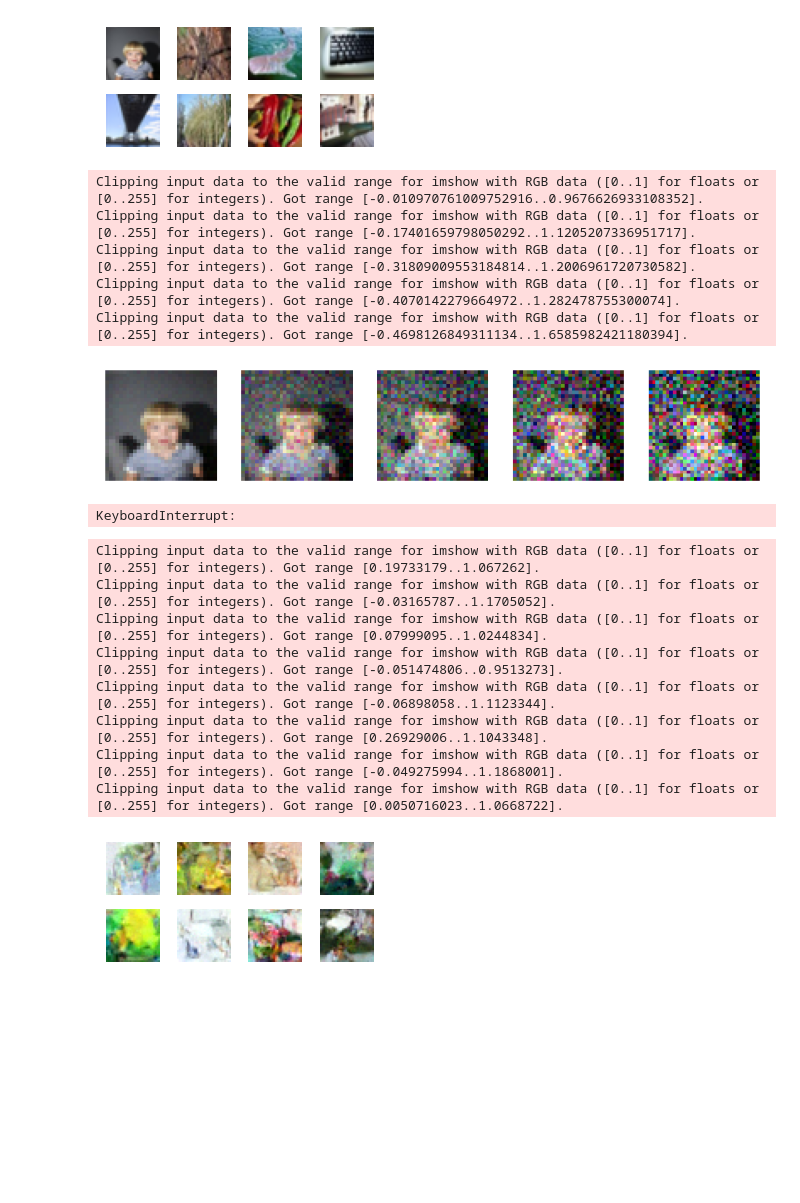
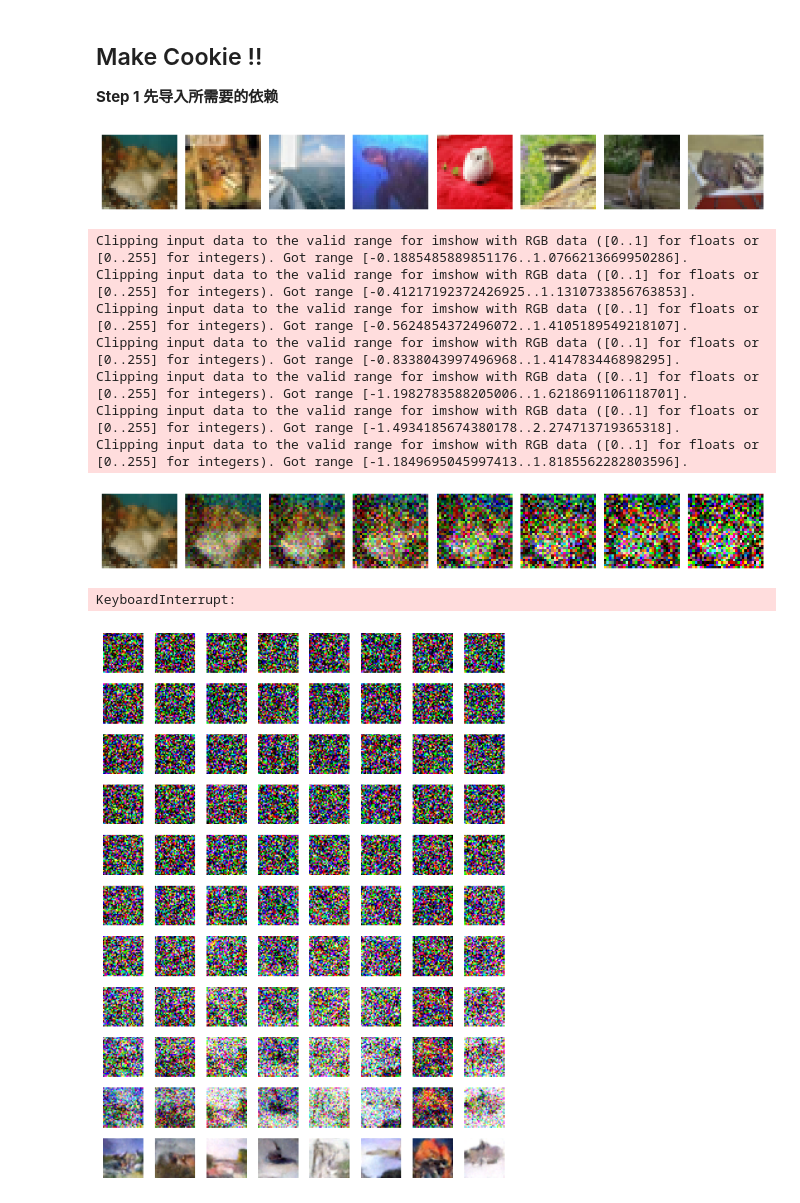
Before and after one commit to mengkai98/diffusion_cookie, a Jupyter notebook: ToyDiffusion.ipynb, the cells around one changed output. Drawn from its saved outputs; the diff is of its cells as text; code cells hidden in the pictures; blank space fills up the shorter version.

```diff
--- a/ToyDiffusion.ipynb
+++ b/ToyDiffusion.ipynb
@@ -3,3 +15,7 @@
+# %% [markdown]
+## Make Cookie !!
+
+**Step 1 先导入所需要的依赖**
 # %%
 import torch
 from torchvision import datasets
@@ -30,17 +46,17 @@ test_dataloader = DataLoader(test_data, batch_size=32, shuffle=True)
 # %%
 # Display image and label.
 display_imgs,_ = next(iter(train_dataloader))
-fig, axes = plt.subplots(2, 4, figsize=(3, 1.5))  # 可根据需要调整 figsize
+fig, axes = plt.subplots(1, 8, figsize=(12, 3))  # 可根据需要调整 figsize
 axes = axes.flatten()
 for i in range(8):
     img = display_imgs[i].permute(1, 2, 0).numpy()
     axes[i].imshow(img)
     axes[i].axis('off')  # 关闭坐标轴
 # 调整子图间距
 plt.tight_layout()
 plt.show()
 # %% [output]
-[figure, old version]
+[figure, new version]
 # %%
 import torch.nn as nn
 
@@ -140,9 +156,9 @@ class Diffusion:
             x = x + np.sqrt(beta)*torch.randn_like(x).to(device)
         return x
 
-def show_add_noise(num_diffusion_timesteps = 5):
-    diffusion = Diffusion(num_diffusion_timesteps =num_diffusion_timesteps)
-    fig, axes = plt.subplots(nrows=1, ncols=num_diffusion_timesteps, figsize=(1.5*num_diffusion_timesteps, 1.5))
+def show_add_noise(num_diffusion_timesteps = 8):
+    diffusion = Diffusion(beta_start=0,beta_end=0.06,num_diffusion_timesteps =num_diffusion_timesteps)
+    fig, axes = plt.subplots(nrows=1, ncols=num_diffusion_timesteps, figsize=(12, 3))
     axes = axes.flatten()
     to_add_noise_img = display_imgs[:1] # keep batch dim [1,3,32,32]
     for i in range(num_diffusion_timesteps):
@@ -155,12 +171,14 @@ def show_add_noise(num_diffusion_timesteps = 5):
 
 show_add_noise()
 # %% [output]
-Clipping input data to the valid range for imshow with RGB data ([0..1] for floats or [0..255] for integers). Got range [-0.010970761009752916..0.9676626933108352].
-Clipping input data to the valid range for imshow with RGB data ([0..1] for floats or [0..255] for integers). Got range [-0.17401659798050292..1.1205207336951717].
-Clipping input data to the valid range for imshow with RGB data ([0..1] for floats or [0..255] for integers). Got range [-0.31809009553184814..1.2006961720730582].
-Clipping input data to the valid range for imshow with RGB data ([0..1] for floats or [0..255] for integers). Got range [-0.4070142279664972..1.282478755300074].
-Clipping input data to the valid range for imshow with RGB data ([0..1] for floats or [0..255] for integers). Got range [-0.4698126849311134..1.6585982421180394].
+Clipping input data to the valid range for imshow with RGB data ([0..1] for floats or [0..255] for integers). Got range [-0.1885485889851176..1.0766213669950286].
+Clipping input data to the valid range for imshow with RGB data ([0..1] for floats or [0..255] for integers). Got range [-0.41217192372426925..1.1310733856763853].
+Clipping input data to the valid range for imshow with RGB data ([0..1] for floats or [0..255] for integers). Got range [-0.5624854372496072..1.4105189549218107].
+Clipping input data to the valid range for imshow with RGB data ([0..1] for floats or [0..255] for integers). Got range [-0.8338043997496968..1.414783446898295].
+Clipping input data to the valid range for imshow with RGB data ([0..1] for floats or [0..255] for integers). Got range [-1.1982783588205006..1.6218691106118701].
+Clipping input data to the valid range for imshow with RGB data ([0..1] for floats or [0..255] for integers). Got range [-1.4934185674380178..2.274713719365318].
+Clipping input data to the valid range for imshow with RGB data ([0..1] for floats or [0..255] for integers). Got range [-1.1849695045997413..1.8185562282803596].
-[figure, old version]
+[figure, new version]
 # %%
 from tqdm import tqdm
 from IPython.display import clear_output
@@ -224,32 +242,25 @@ torch.save(model.state_dict(), 'diffusion_toy_model_weights.pth')
 # %% [output]
 KeyboardInterrupt:
 # %%
-#denoise
-# torch.Size([32, 3, 32, 32]) torch.Size([32])
-# torch.Size([32, 3, 32, 32]) torch.Size([32])
 indices = list(range(1000))[::-1]
 noise_img = torch.randn(8,3,32,32)
+show_imgs = [noise_img]
 with torch.no_grad():
     model.eval()
     for t in tqdm(indices):
         noise_img = diffusion.denoise(model,noise_img,t)
+        if t%100 == 0:
+            show_imgs.append(noise_img.cpu())
 
-fig, axes = plt.subplots(2, 4, figsize=(3, 1.5))  # 可根据需要调整 figsize
+
+fig, axes = plt.subplots(len(show_imgs), 8, figsize=(6, 8))  # 可根据需要调整 figsize
 axes = axes.flatten()
-for i in range(8):
-    img = noise_img[i].permute(1, 2, 0).cpu().numpy()
-    axes[i].imshow(img)
-    axes[i].axis('off')  # 关闭坐标轴
+for step,step_imgs in enumerate(show_imgs):
+    for i in range(8):
+        axes[step*8+i].imshow(step_imgs[i].permute(1, 2, 0).numpy().clip(0.0,1.0))
+        axes[step*8+i].axis('off')  # 关闭坐标轴
 # 调整子图间距
 plt.tight_layout()
 plt.show()
 # %% [output]
-Clipping input data to the valid range for imshow with RGB data ([0..1] for floats or [0..255] for integers). Got range [0.19733179..1.067262].
-Clipping input data to the valid range for imshow with RGB data ([0..1] for floats or [0..255] for integers). Got range [-0.03165787..1.1705052].
-Clipping input data to the valid range for imshow with RGB data ([0..1] for floats or [0..255] for integers). Got range [0.07999095..1.0244834].
-Clipping input data to the valid range for imshow with RGB data ([0..1] for floats or [0..255] for integers). Got range [-0.051474806..0.9513273].
-Clipping input data to the valid range for imshow with RGB data ([0..1] for floats or [0..255] for integers). Got range [-0.06898058..1.1123344].
-Clipping input data to the valid range for imshow with RGB data ([0..1] for floats or [0..255] for integers). Got range [0.26929006..1.1043348].
-Clipping input data to the valid range for imshow with RGB data ([0..1] for floats or [0..255] for integers). Got range [-0.049275994..1.1868001].
-Clipping input data to the valid range for imshow with RGB data ([0..1] for floats or [0..255] for integers). Got range [0.0050716023..1.0668722].
-[figure, old version]
+[figure, new version]
```
Also changed, not shown: parts of 2 cells of this notebook.
